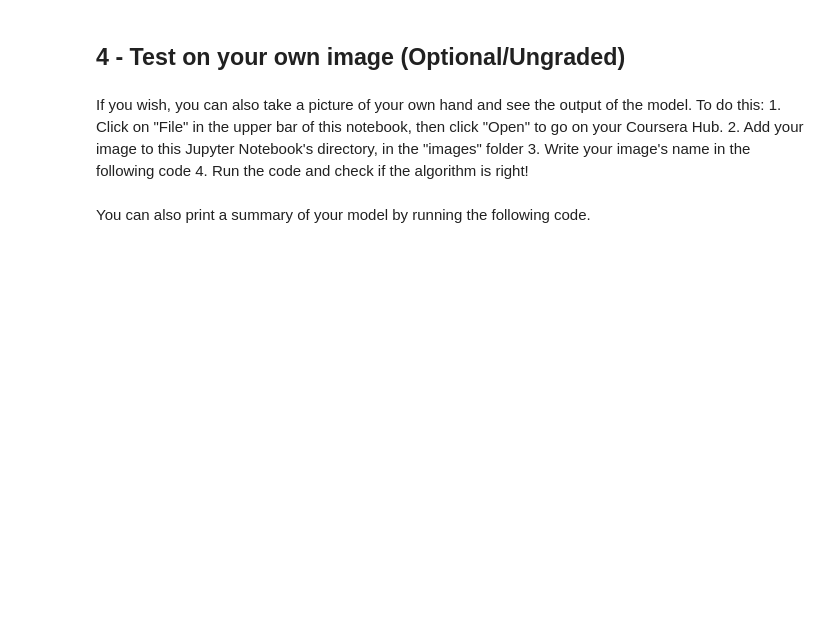
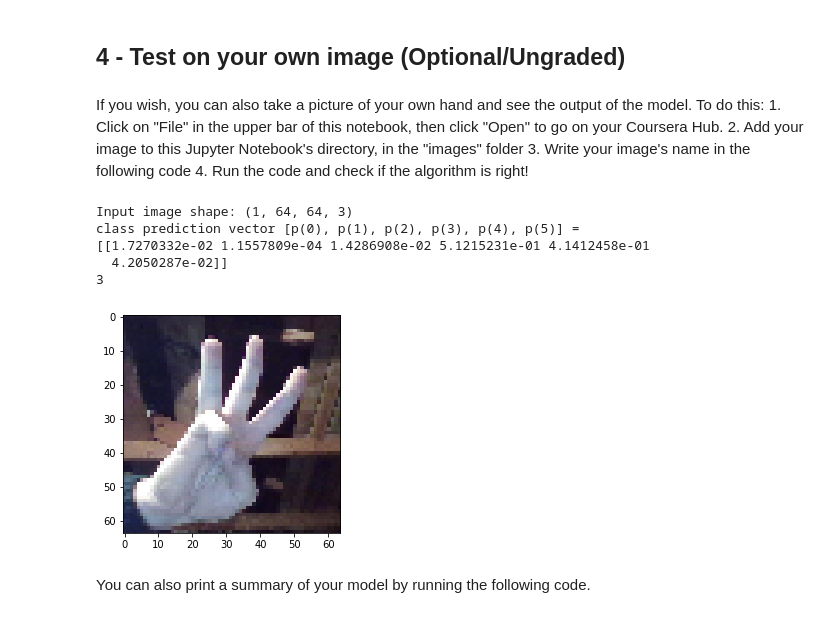
Before and after one commit to sukruc/deeplearningai-c4-w2, a Jupyter notebook: ResNets/Residual Networks - v2.ipynb, the cells around one changed output. Drawn from its saved outputs; the diff is of its cells as text; code cells hidden in the pictures; blank space fills up the shorter version.

Commit message:
fix custom image prediction snippets

```diff
--- a/ResNets/Residual Networks - v2.ipynb
+++ b/ResNets/Residual Networks - v2.ipynb
@@ -557,16 +560,25 @@ If you wish, you can also take a picture of your own hand and see the output of
     3. Write your image's name in the following code
     4. Run the code and check if the algorithm is right!
 # %%
-img_path = 'images/my_image.jpg'
+img_path = 'images/myimage2.jpg'
 img = image.load_img(img_path, target_size=(64, 64))
 x = image.img_to_array(img)
 x = np.expand_dims(x, axis=0)
-x = preprocess_input(x)
+# x = preprocess_input(x)
+x = x/255.
 print('Input image shape:', x.shape)
-my_image = scipy.misc.imread(img_path)
-imshow(my_image)
+# my_image = scipy.misc.imread(img_path)
+imshow(image.load_img(img_path, target_size=(64, 64)))
 print("class prediction vector [p(0), p(1), p(2), p(3), p(4), p(5)] = ")
 print(model.predict(x))
+print(model.predict(x).argmax())
+# %% [output]
+Input image shape: (1, 64, 64, 3)
+class prediction vector [p(0), p(1), p(2), p(3), p(4), p(5)] =
+[[1.7270332e-02 1.1557809e-04 1.4286908e-02 5.1215231e-01 4.1412458e-01
+  4.2050287e-02]]
+3
+[figure, added]
 # %% [markdown]
 You can also print a summary of your model by running the following code.
 # %%
```
Also changed, not shown: parts of 7 cells of this notebook, 3 other files.
